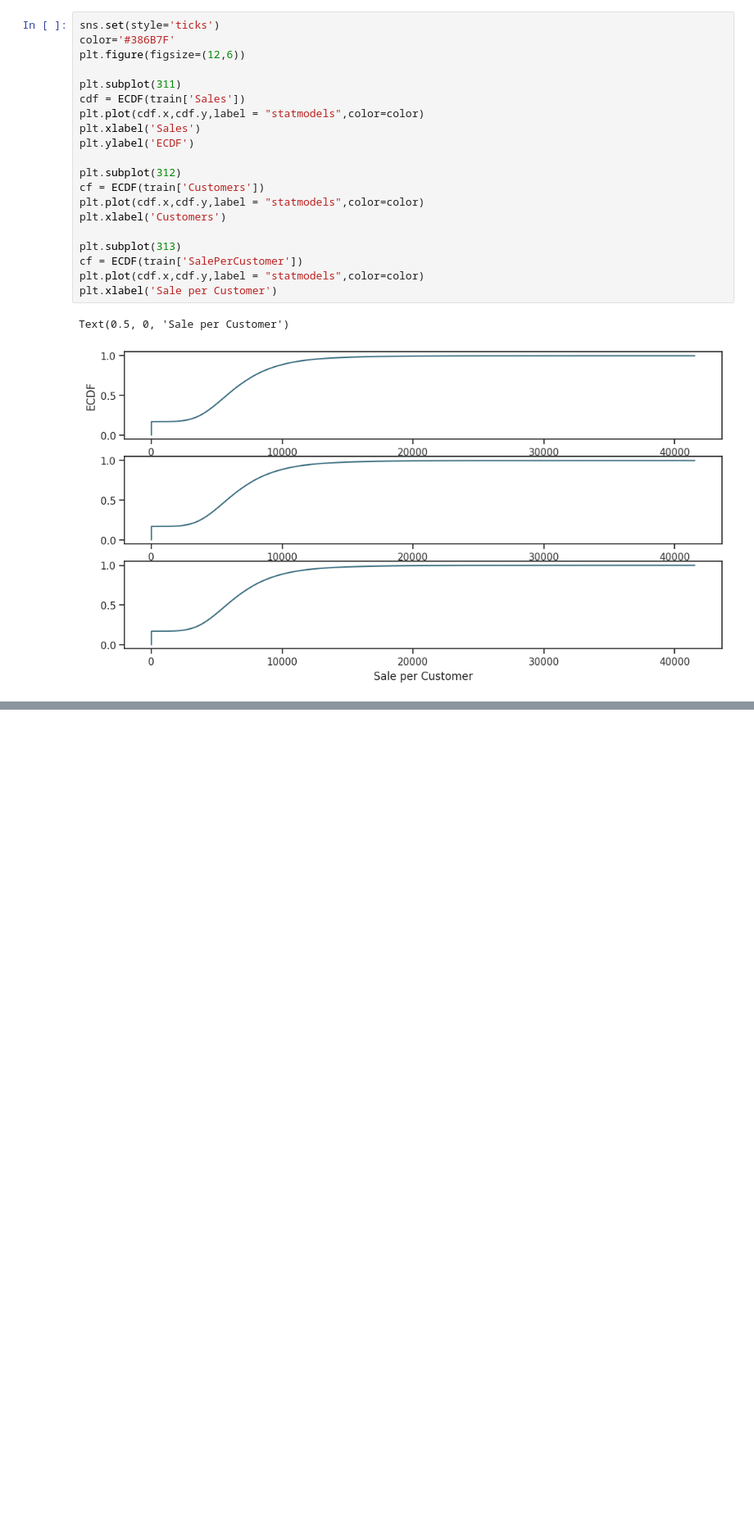
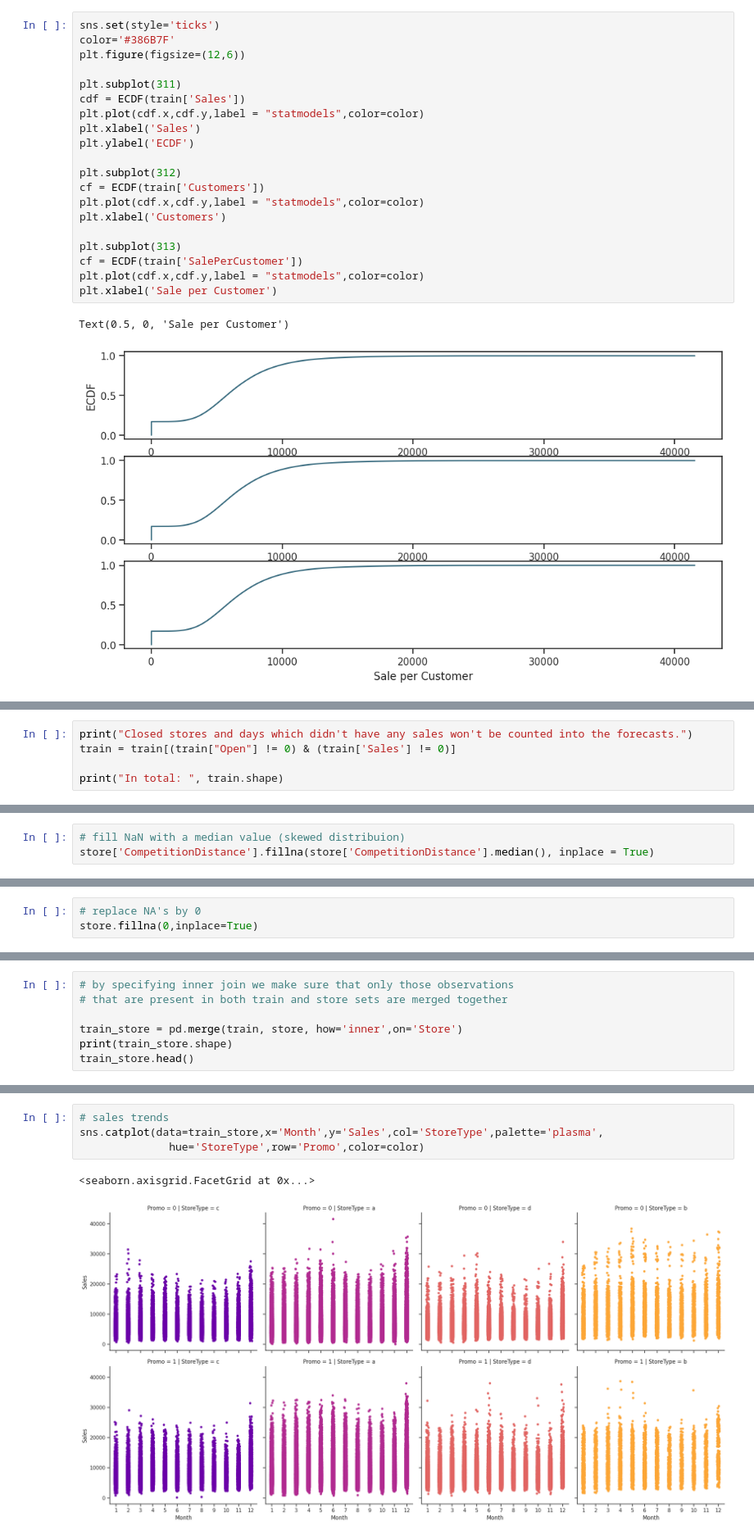
Before and after one commit to AmanullaChishty/DataScience, a Jupyter notebook: time-series-analysis-ross.ipynb, the cells around one changed output, grey strips where cells are left out. Shown at 82% size. Saved outputs shown, nothing was run; the diff lists cells and outputs as text; blank space fills up the shorter version.

Commit message:
Kaggle Notebook | Time Series Analysis Rossmann-store-sales  | Version 2

```diff
--- a/time-series-analysis-ross.ipynb
+++ b/time-series-analysis-ross.ipynb
@@ -153,0 +182,5 @@ Text(0.5, 0, 'Sale per Customer')
+# %%
+print("Closed stores and days which didn't have any sales won't be counted into the forecasts.")
+train = train[(train["Open"] != 0) & (train['Sales'] != 0)]
+
+print("In total: ", train.shape)
@@ -153,0 +234,3 @@ Text(0.5, 0, 'Sale per Customer')
+# %%
+# fill NaN with a median value (skewed distribuion)
+store['CompetitionDistance'].fillna(store['CompetitionDistance'].median(), inplace = True)
@@ -153,0 +245,3 @@ Text(0.5, 0, 'Sale per Customer')
+# %%
+# replace NA's by 0
+store.fillna(0,inplace=True)
@@ -153,0 +252,7 @@ Text(0.5, 0, 'Sale per Customer')
+# %%
+# by specifying inner join we make sure that only those observations
+# that are present in both train and store sets are merged together
+
+train_store = pd.merge(train, store, how='inner',on='Store')
+print(train_store.shape)
+train_store.head()
@@ -153,0 +292,7 @@ Text(0.5, 0, 'Sale per Customer')
+# %%
+# sales trends
+sns.catplot(data=train_store,x='Month',y='Sales',col='StoreType',palette='plasma',
+              hue='StoreType',row='Promo',color=color)
+# %% [output]
+<seaborn.axisgrid.FacetGrid at 0x...>
+[figure, added]
```
Also changed, not shown: parts of 33 cells of this notebook.
